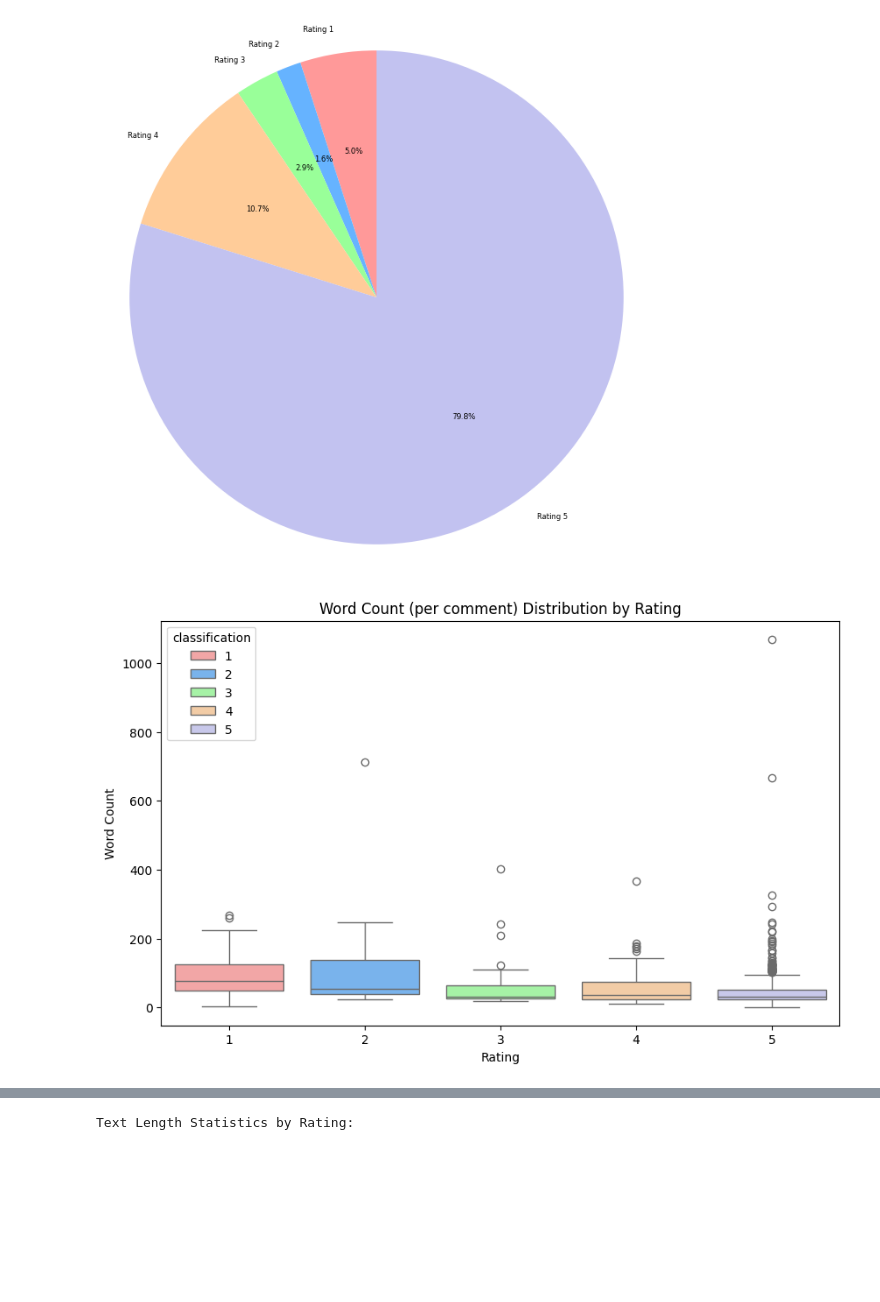
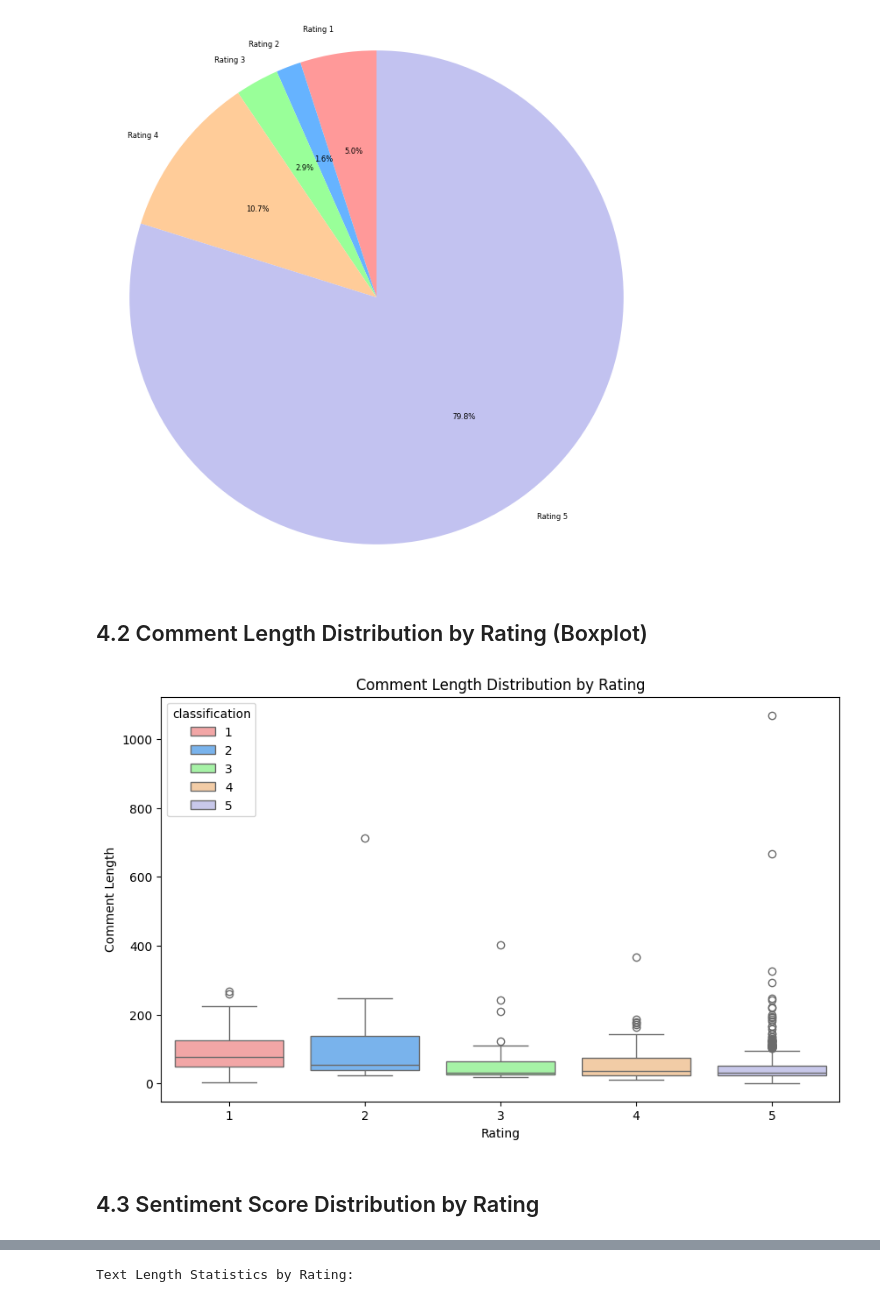
Before and after one commit to zhentaoliu409/Text-categorisation-decision-support-system-with-Pyspark, a Jupyter notebook: Text_categorisation_decision_support_system.ipynb, the cells around one changed output, grey strips where cells are left out. Drawn from its saved outputs; the diff is of its cells as text; code cells hidden in the pictures; blank space fills up the shorter version.

```diff
--- a/Text_categorisation_decision_support_system.ipynb
+++ b/Text_categorisation_decision_support_system.ipynb
@@ -169,22 +202,3 @@ idf = IDF(
     outputCol="tfidf",
     minDocFreq=2
 )
-
-results = []
-
-def evaluate_model(predictions, model_name):
-
-   evaluator = MulticlassClassificationEvaluator(
-        labelCol="classification",
-        predictionCol="prediction",
-        metricName="f1"
-   )
-   evaluator_accuracy = MulticlassClassificationEvaluator(
-        labelCol="classification",
-        predictionCol="prediction",
-        metricName="accuracy"
-   )
-   f1_score = evaluator.evaluate(predictions)
-   accuracy = evaluator_accuracy.evaluate(predictions)
-   #return {"Model": model_name, "F1 Score": f1_score}
-   return {"Model": model_name, "F1 Score": f1_score, "Accuracy": accuracy}
@@ -248,4 +268,11 @@ IDF Weights Sample: [0.6695185621665002, 0.5480792153070063, 0.7615374608867523,
 # %%
+svm = LinearSVC(
+    featuresCol="tfidf",
+    labelCol="classification",
+    predictionCol="prediction",
+    maxIter=1000,
+    regParam=0.01
+)
 models = {
     "DecisionTree": DecisionTreeClassifier(
             featuresCol="tfidf",
@@ -277,8 +304,14 @@ models = {
            objective="multiclass",
            boostingType="gbdt",
            seed=1
+        ),
+    "SVM_OneVsRest":    OneVsRest(
+           classifier=svm,
+           featuresCol="tfidf",
+           labelCol="classification",
+           predictionCol="prediction"
         )
-    # Gradient boosted trees are not used (due to their requirement of labels from 0 to 1)
+    # Gradient boosted trees and SVM are not used (due to their requirement of labels from 0 to 1)
 
 }
 
@@ -293,10 +326,10 @@ for model_name, classifier in models.items():
     else:
       print(f"Training new {model_name} model...")
       pipeline = Pipeline(stages=[stopword_remover, count_vectorizer, idf, classifier])
-      model = pipeline.fit(train_df if model_name!="xgboost" else train_xgb)
+      model = pipeline.fit(train_df if model_name not in ("xgboost", "SVM_OneVsRest") else train_xgb)
       save_model(model, model_name)
 
-    predictions = model.transform(test_df if model_name!="xgboost" else test_xgb)
+    predictions = model.transform(test_df if model_name not in ("xgboost", "SVM_OneVsRest") else test_xgb)
     results.append(evaluate_model(predictions, model_name))
 results_df = pd.DataFrame(results)
 print("\n===== Model Performance Comparison =====")
@@ -963,28 +1034,32 @@ plt.show()
 Num of Comment: 982
 [figure]
 [figure]
+# %% [markdown]
+## 4.2 Comment Length Distribution by Rating (Boxplot)
 # %%
 # Define text cleaning functions
 def clean(text):
     # Convert to lowercase
     text = text.lower()
     # separate word
     words = text.split()
     return words
 
 # Register the UDF, specifying the return type as a string
 clean_udf = udf(clean, ArrayType(StringType()))
 df_clean = df.withColumn("words", clean_text_udf(df['reviewText']))
 
 # words counted per comment (using cleaned split results)
 df_pd['word_count'] = df_clean.select("words").toPandas()["words"].apply(lambda x: len(x))
 
 # Box line plots by rating grouping
 plt.figure(figsize=(10, 6))
 ax = sns.boxplot(x='classification', y='word_count', data=df_pd, palette=sorted_colors, hue='classification')
-plt.title('Word Count (per comment) Distribution by Rating')
+plt.title('Comment Length Distribution by Rating')
 plt.xlabel('Rating')
-plt.ylabel('Word Count')
+plt.ylabel('Comment Length')
 plt.show()
 # %% [output]
-[figure, old version]
+[figure, new version]
+# %% [markdown]
+## 4.3 Sentiment Score Distribution by Rating
```
Also changed, not shown: parts of 52 cells of this notebook.
